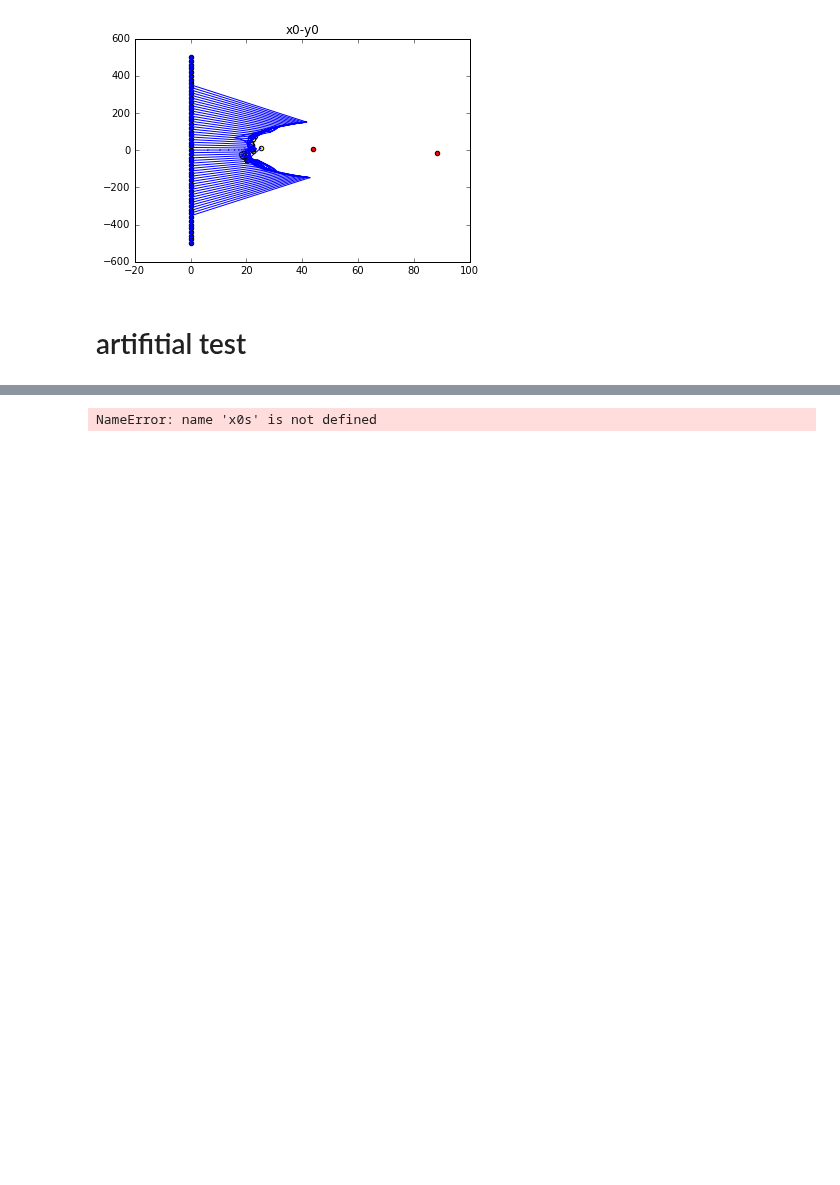
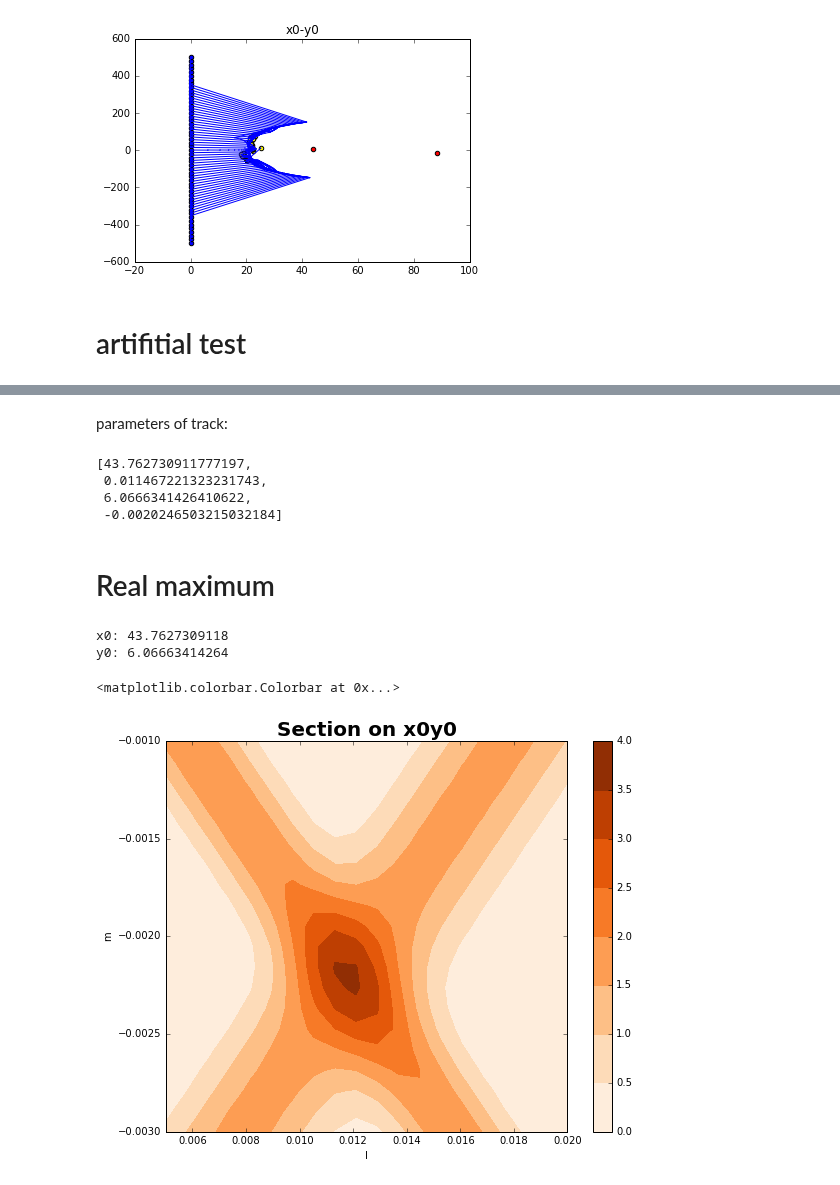
Before and after one commit to hushchyn-mikhail/ship_tracking_summer2016, a Jupyter notebook: notebooks/Retina_demonstration2.ipynb, the cells around one changed output, grey strips where cells are left out. Cells and saved outputs as stored; diff of their text form; code cells hidden in the pictures; blank space fills up the shorter version.

```diff
--- a/notebooks/Retina_demonstration2.ipynb
+++ b/notebooks/Retina_demonstration2.ipynb
@@ -166,2 +166,3 @@ plt.title('x0-y0')
 # %%
-art_event = event[(event.index==79)|(event.index==87)]
+art_event = event[(event.index==81)|(event.index==83)|(event.index==91)|(event.index==95)]
+art_event
@@ -168,4 +176,40 @@ art_event = event[(event.index==79)|(event.index==87)]
-# %%
-plot_artifitial_retina_response(art_event, [x0s, ls, y0s, ms], 1)
-# %% [output]
-NameError: name 'x0s' is not defined
+# %% [markdown]
+parameters of track:
+# %%
+track1 = get_track_params(art_event, 2)
+x0, l, y0, m = track1
+track1
+# %% [output]
+[43.762730911777197,
+ 0.011467221323231743,
+ 6.0666341426410622,
+ -0.0020246503215032184]
+# %%
+size = 20
+ms = np.linspace(-0.003, -0.001, size)
+y0s = np.linspace(5, 7, size)
+ls = np.linspace(0.005, 0.02, size)
+x0s = np.linspace(40, 46, size)
+# %% [markdown]
+# Real maximum
+# %%
+print "x0:", x0
+print "y0:", y0
+sigma = 0.8
+section_x0y0 = np.ndarray(shape=(len(ls), len(ms)))
+for j in range(len(ls)):
+    for t in range(len(ms)):
+        section_x0y0[j, t] = artifitial_retina_response([x0, ls[j], y0, ms[t]], \
+                                                        art_event[['Wx1', 'Wy1', 'Wz', 'Wx2', 'Wy2', 'Wz']].values, sigma)
+
+fig1 = plt.figure(figsize=(9, 7))
+plt.title("Section on x0y0", fontsize=20, fontweight='bold')
+_ = plt.contourf(ls, ms, section_x0y0, cmap=plt.cm.Oranges)
+plt.xlabel("l")
+plt.ylabel("m")
+plt.colorbar()
+# %% [output]
+x0: 43.7627309118
+y0: 6.06663414264
+<matplotlib.colorbar.Colorbar at 0x...>
+[figure, added]
```
Also changed, not shown: parts of 22 cells of this notebook, 1 other file.
